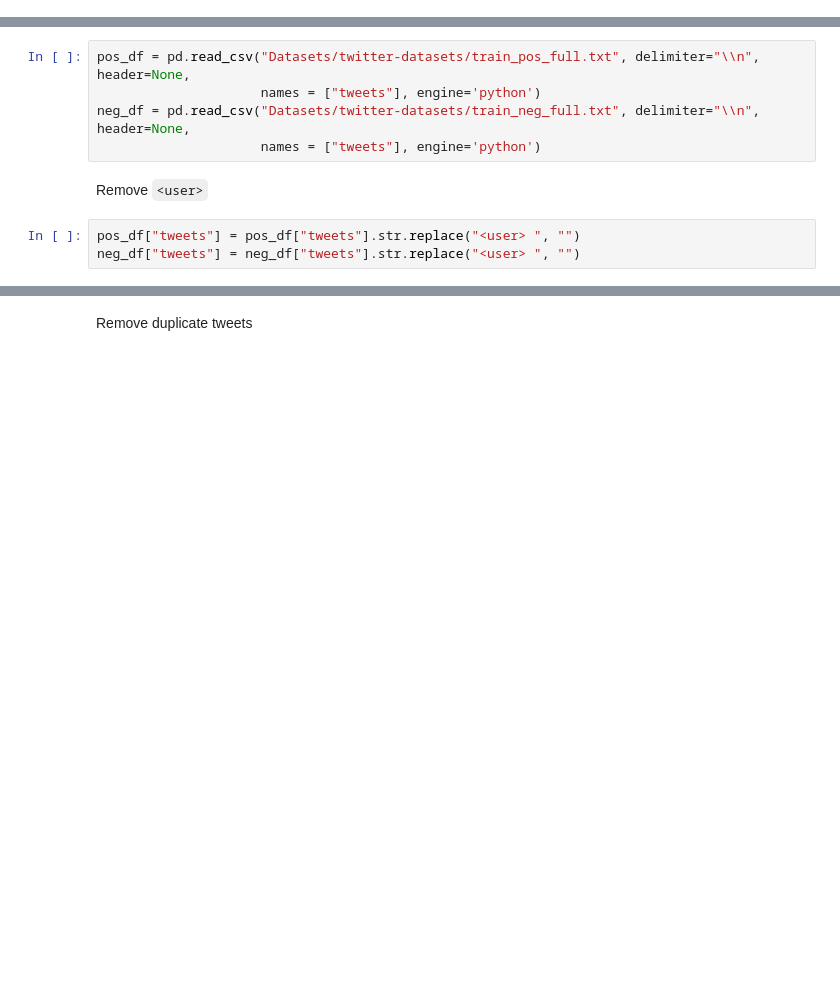
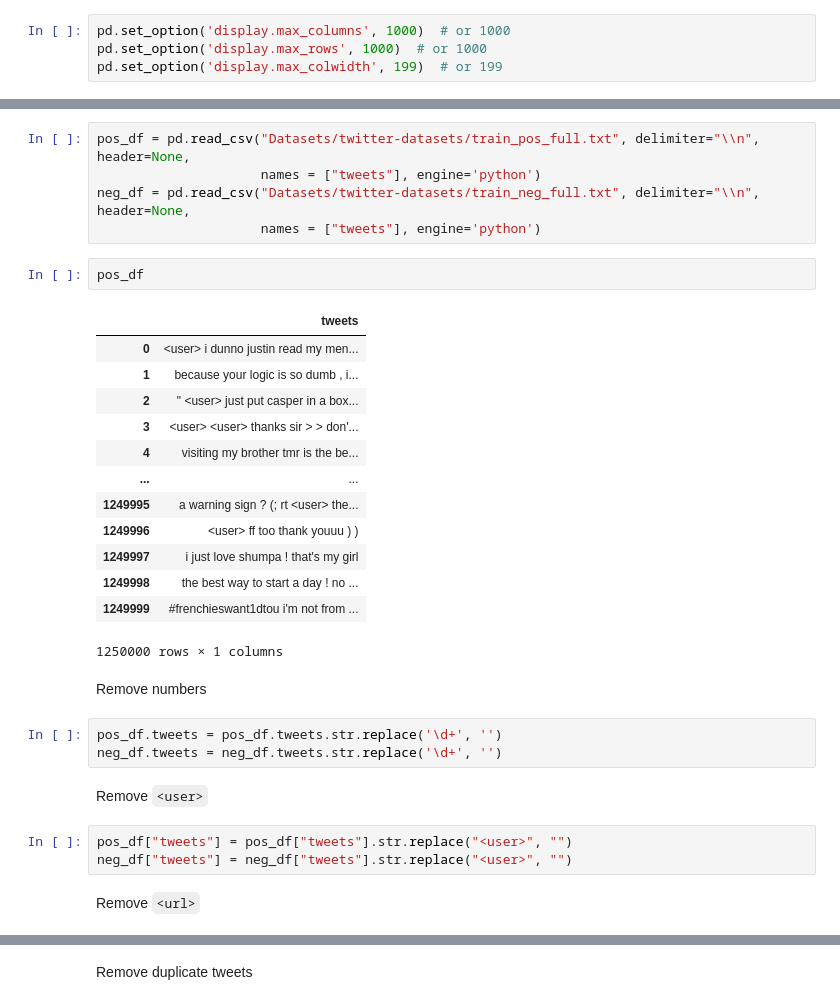
Before and after one commit to ecaquot/ML_project2, a Jupyter notebook: project_text_classification/clean.ipynb, the cells around one changed output, grey strips where cells are left out. Cells and saved outputs as stored; diff of their text form; blank space fills up the shorter version.

```diff
--- a/project_text_classification/clean.ipynb
+++ b/project_text_classification/clean.ipynb
@@ -4,3 +9,7 @@ import numpy as np
+# %%
+pd.set_option('display.max_columns', 1000)  # or 1000
+pd.set_option('display.max_rows', 1000)  # or 1000
+pd.set_option('display.max_colwidth', 199)  # or 199
 # %% [markdown]
 Load datasets
 # %%
@@ -8,8 +17,31 @@ pos_df = pd.read_csv("Datasets/twitter-datasets/train_pos_full.txt", delimiter="
                      names = ["tweets"], engine='python')
 neg_df = pd.read_csv("Datasets/twitter-datasets/train_neg_full.txt", delimiter="\\n", header=None,
                      names = ["tweets"], engine='python')
+# %%
+pos_df
+# %% [output]
+|  | tweets |
+| 0 | <user> i dunno justin read my men... |
+| 1 | because your logic is so dumb , i... |
+| 2 | " <user> just put casper in a box... |
+| 3 | <user> <user> thanks sir > > don'... |
+| 4 | visiting my brother tmr is the be... |
+| ... | ... |
+| 1249995 | a warning sign ? (; rt <user> the... |
+| 1249996 | <user> ff too thank youuu ) ) |
+| 1249997 | i just love shumpa ! that's my girl |
+| 1249998 | the best way to start a day ! no ... |
+| 1249999 | #frenchieswant1dtou i'm not from ... |
+1250000 rows × 1 columns
+# %% [markdown]
+Remove numbers
+# %%
+pos_df.tweets = pos_df.tweets.str.replace('\d+', '')
+neg_df.tweets = neg_df.tweets.str.replace('\d+', '')
 # %% [markdown]
 Remove `<user>`
 # %%
-pos_df["tweets"] = pos_df["tweets"].str.replace("<user> ", "")
-neg_df["tweets"] = neg_df["tweets"].str.replace("<user> ", "")
+pos_df["tweets"] = pos_df["tweets"].str.replace("<user>", "")
+neg_df["tweets"] = neg_df["tweets"].str.replace("<user>", "")
+# %% [markdown]
+Remove `<url>`
```
Also changed, not shown: parts of 16 cells of this notebook, 1 other file.
